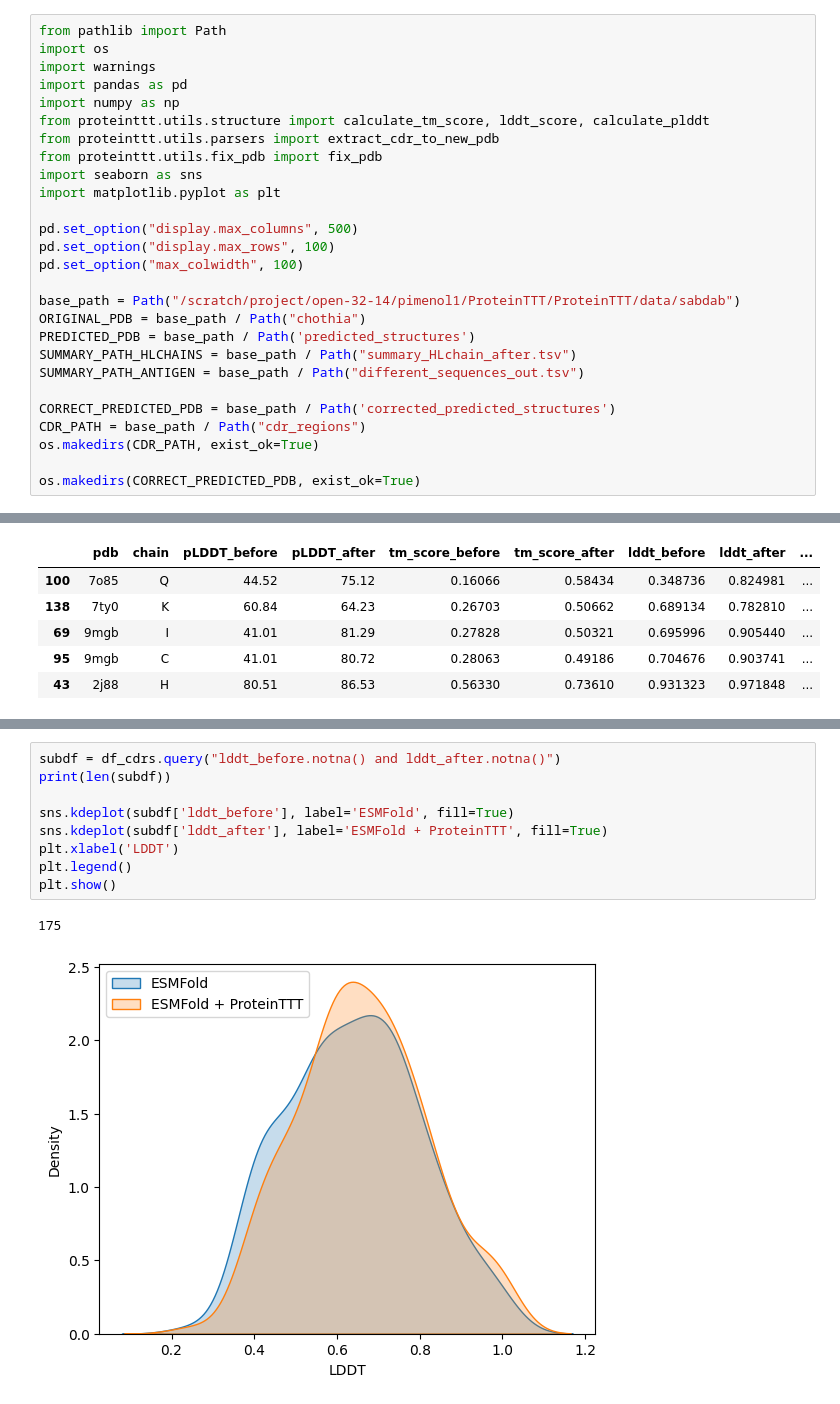
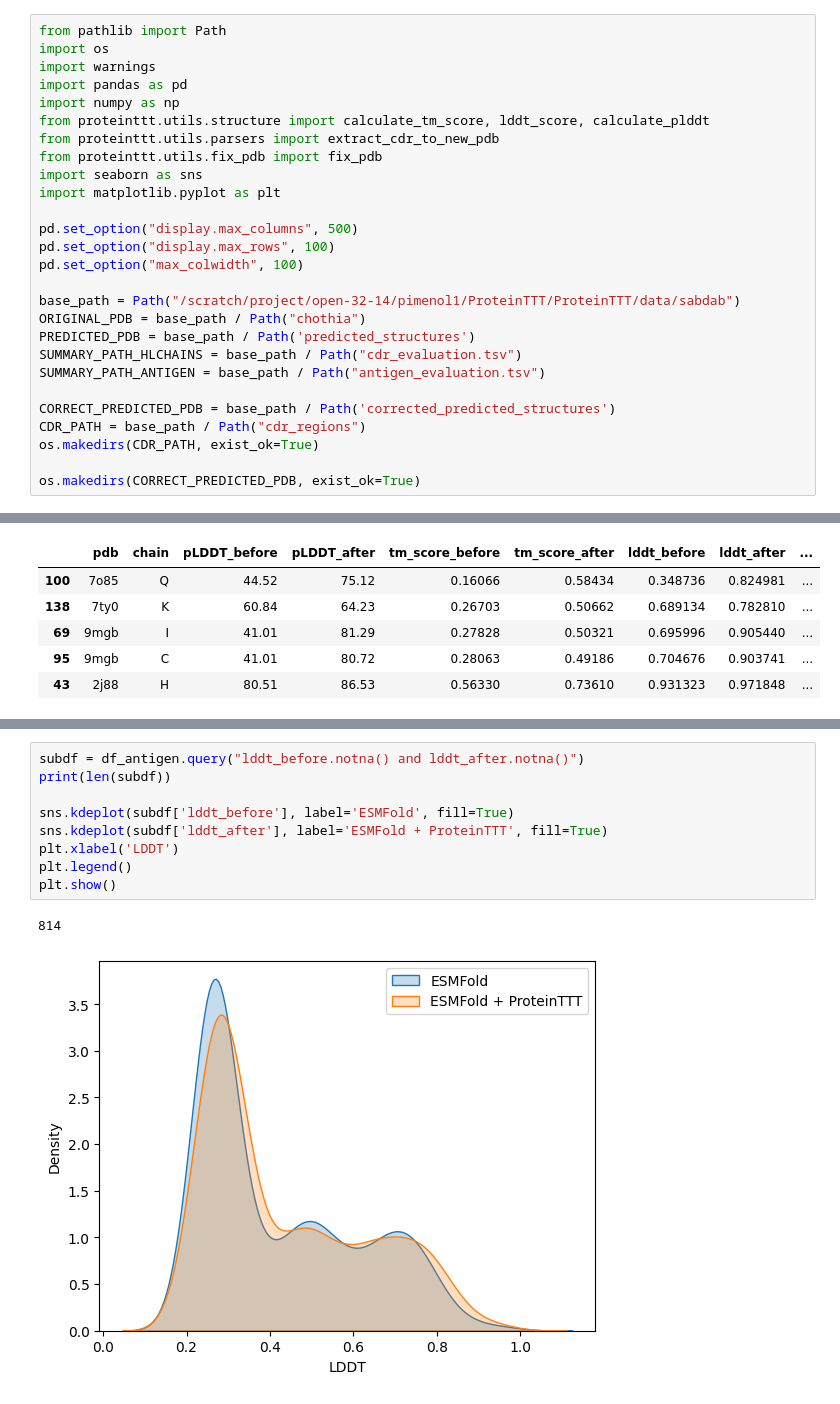
Before and after one commit to pimenol/ProteinTTT, a Jupyter notebook: notebooks/CDR_SAbDab.ipynb, the cells around one changed output, grey strips where cells are left out. Saved outputs shown, nothing was run; the diff lists cells and outputs as text.

```diff
--- a/notebooks/CDR_SAbDab.ipynb
+++ b/notebooks/CDR_SAbDab.ipynb
@@ -34,8 +34,8 @@ pd.set_option("max_colwidth", 100)
 base_path = Path("/scratch/project/open-32-14/pimenol1/ProteinTTT/ProteinTTT/data/sabdab")
 ORIGINAL_PDB = base_path / Path("chothia")
 PREDICTED_PDB = base_path / Path('predicted_structures')
-SUMMARY_PATH_HLCHAINS = base_path / Path("summary_HLchain_after.tsv")
-SUMMARY_PATH_ANTIGEN = base_path / Path("different_sequences_out.tsv")
+SUMMARY_PATH_HLCHAINS = base_path / Path("cdr_evaluation.tsv")
+SUMMARY_PATH_ANTIGEN = base_path / Path("antigen_evaluation.tsv")
 
 CORRECT_PREDICTED_PDB = base_path / Path('corrected_predicted_structures')
 CDR_PATH = base_path / Path("cdr_regions")
@@ -600,14 +650,14 @@ subdf.pLDDT_before.describe(), subdf.pLDDT_after.describe()
  Name: pLDDT_after, dtype: float64)
 # %%
-subdf = df_cdrs.query("lddt_before.notna() and lddt_after.notna()")
+subdf = df_antigen.query("lddt_before.notna() and lddt_after.notna()")
 print(len(subdf))
 
 sns.kdeplot(subdf['lddt_before'], label='ESMFold', fill=True)
 sns.kdeplot(subdf['lddt_after'], label='ESMFold + ProteinTTT', fill=True)
 plt.xlabel('LDDT')
 plt.legend()
 plt.show()
 # %% [output]
-175
+814
-[figure, old version]
+[figure, new version]
 # %%
```
Also changed, not shown: parts of 13 cells of this notebook.
